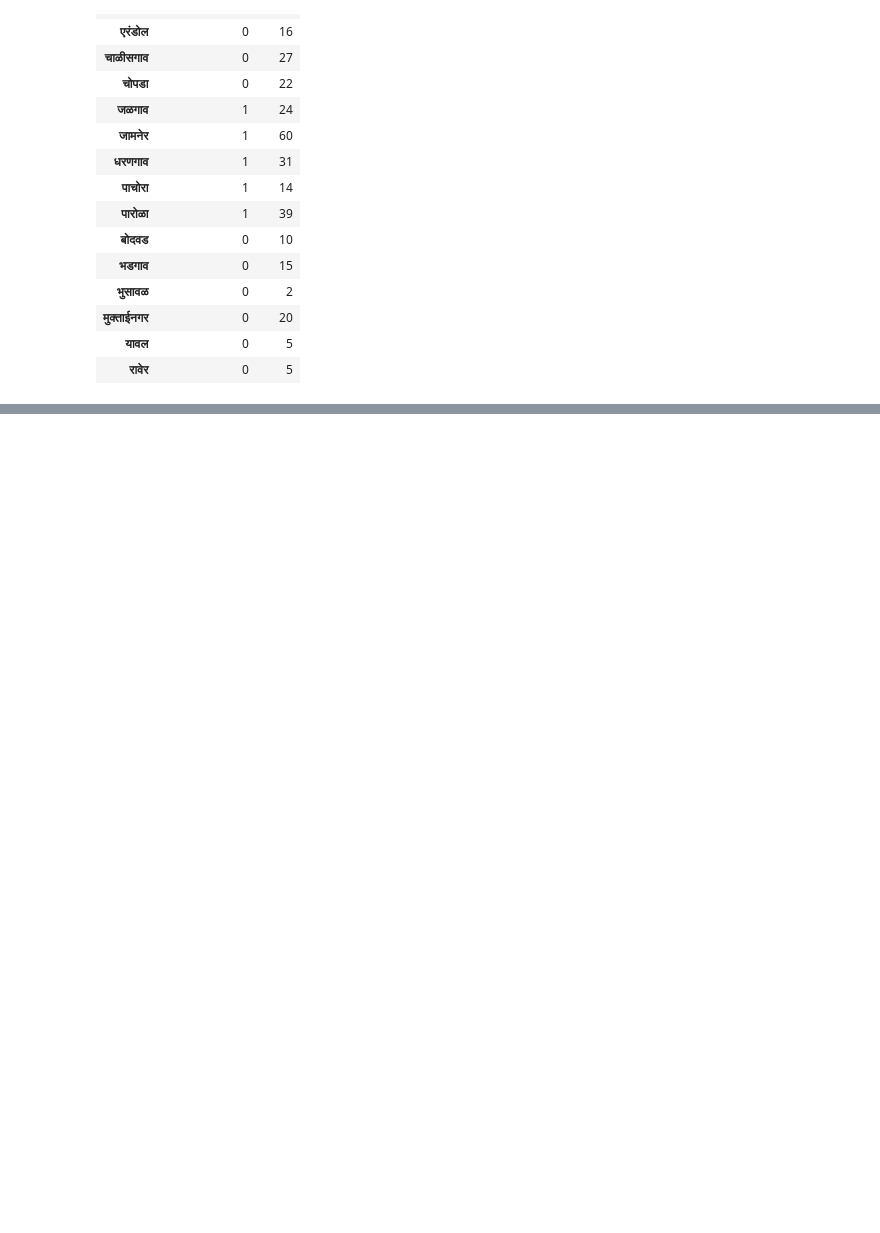
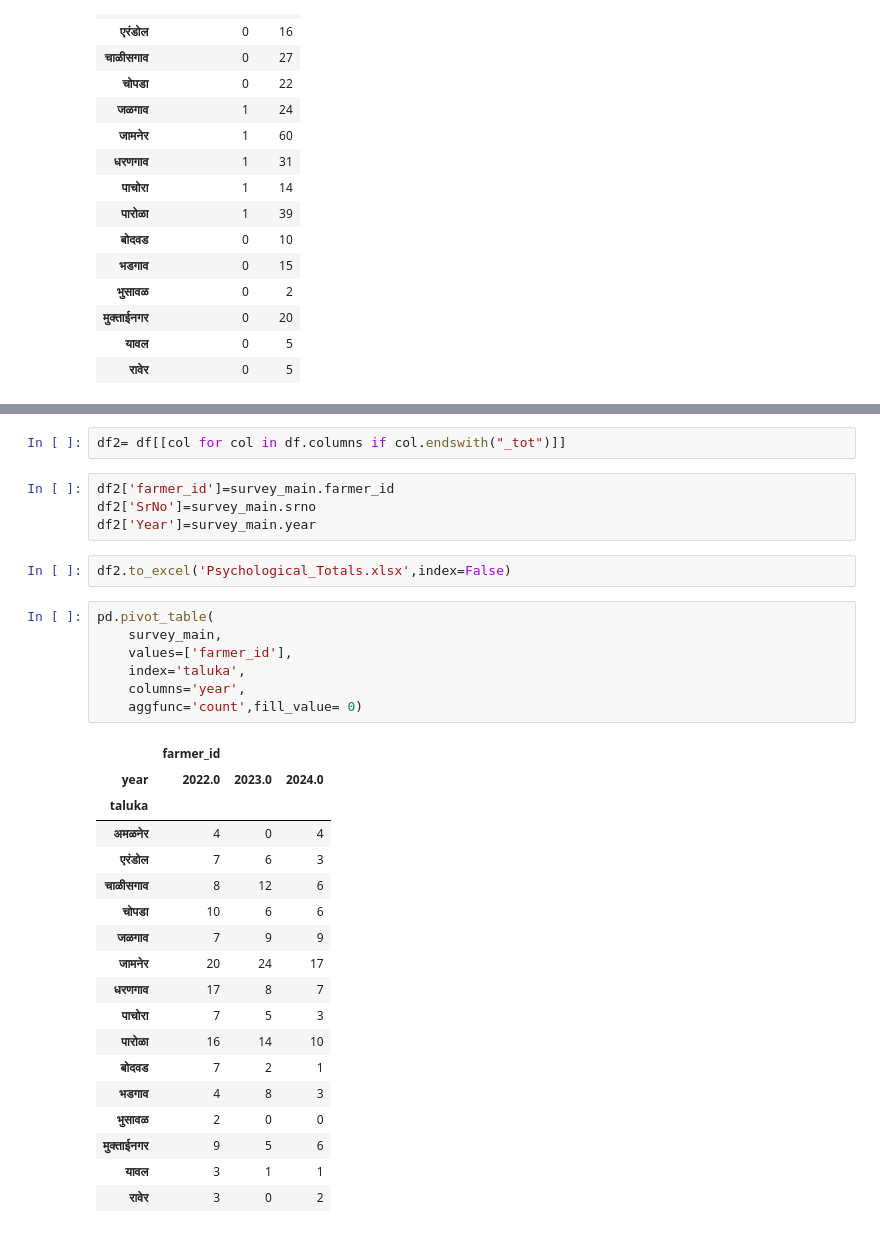
Before and after one commit to manojcpatil-students/PRERNA, a Jupyter notebook: April03_Trials.ipynb, the cells around one changed output, grey strips where cells are left out. Saved outputs shown, nothing was run; the diff lists cells and outputs as text; blank space fills up the shorter version.

```diff
--- a/April03_Trials.ipynb
+++ b/April03_Trials.ipynb
@@ -178,0 +203,34 @@ Name: depression_1, Length: 303, dtype: object
+# %%
+df2= df[[col for col in df.columns if col.endswith("_tot")]]
+# %%
+df2['farmer_id']=survey_main.farmer_id
+df2['SrNo']=survey_main.srno
+df2['Year']=survey_main.year
+# %%
+df2.to_excel('Psychological_Totals.xlsx',index=False)
+# %%
+pd.pivot_table(
+    survey_main,
+    values=['farmer_id'],
+    index='taluka',
+    columns='year',
+    aggfunc='count',fill_value= 0)
+# %% [output]
+|  | farmer_id |  |  |
+| year | 2022.0 | 2023.0 | 2024.0 |
+| taluka |  |  |  |
+| अमळनेर | 4 | 0 | 4 |
+| एरंडोल | 7 | 6 | 3 |
+| चाळीसगाव | 8 | 12 | 6 |
+| चोपडा | 10 | 6 | 6 |
+| जळगाव | 7 | 9 | 9 |
+| जामनेर | 20 | 24 | 17 |
+| धरणगाव | 17 | 8 | 7 |
+| पाचोरा | 7 | 5 | 3 |
+| पारोळा | 16 | 14 | 10 |
+| बोदवड | 7 | 2 | 1 |
+| भडगाव | 4 | 8 | 3 |
+| भुसावळ | 2 | 0 | 0 |
+| मुक्ताईनगर | 9 | 5 | 6 |
+| यावल | 3 | 1 | 1 |
+| रावेर | 3 | 0 | 2 |
```
Also changed, not shown: parts of 11 cells of this notebook, 23 other files.
